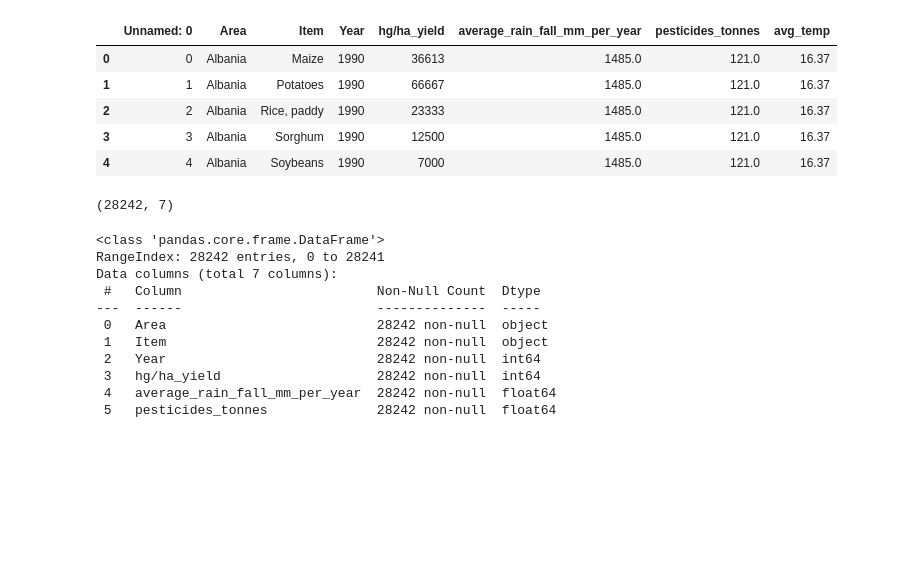
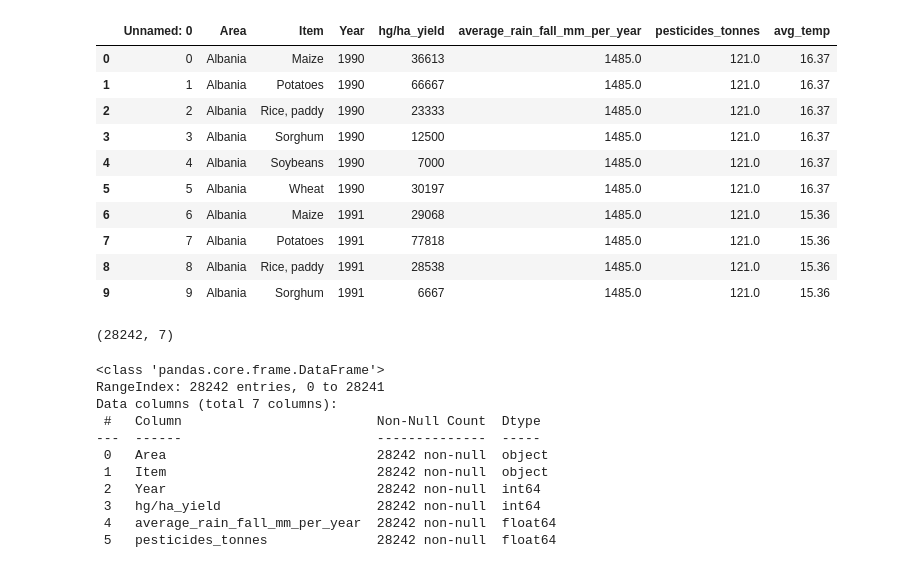
Before and after one commit to AMurtadaa/Crop-Yield-Final-Project, a Jupyter notebook: notebook and dataset/CropYield-Prediction.ipynb, the cells around one changed output. Saved outputs shown, nothing was run; the diff lists cells and outputs as text; code cells hidden in the pictures; blank space fills up the shorter version.

```diff
--- a/notebook and dataset/CropYield-Prediction.ipynb
+++ b/notebook and dataset/CropYield-Prediction.ipynb
@@ -28,14 +31,19 @@ import matplotlib.pyplot as plt
 # %%
 df = pd.read_csv('yield_df.csv')
 # %%
-df.head()
+df.head(10)
 # %% [output]
 |  | Unnamed: 0 | Area | Item | Year | hg/ha_yield | average_rain_fall_mm_per_year | pesticides_tonnes | avg_temp |
 | 0 | 0 | Albania | Maize | 1990 | 36613 | 1485.0 | 121.0 | 16.37 |
 | 1 | 1 | Albania | Potatoes | 1990 | 66667 | 1485.0 | 121.0 | 16.37 |
 | 2 | 2 | Albania | Rice, paddy | 1990 | 23333 | 1485.0 | 121.0 | 16.37 |
 | 3 | 3 | Albania | Sorghum | 1990 | 12500 | 1485.0 | 121.0 | 16.37 |
 | 4 | 4 | Albania | Soybeans | 1990 | 7000 | 1485.0 | 121.0 | 16.37 |
+| 5 | 5 | Albania | Wheat | 1990 | 30197 | 1485.0 | 121.0 | 16.37 |
+| 6 | 6 | Albania | Maize | 1991 | 29068 | 1485.0 | 121.0 | 15.36 |
+| 7 | 7 | Albania | Potatoes | 1991 | 77818 | 1485.0 | 121.0 | 15.36 |
+| 8 | 8 | Albania | Rice, paddy | 1991 | 28538 | 1485.0 | 121.0 | 15.36 |
+| 9 | 9 | Albania | Sorghum | 1991 | 6667 | 1485.0 | 121.0 | 15.36 |
 # %%
 df.drop('Unnamed: 0',axis=1,inplace=True)
 # %%
```
Also changed, not shown: parts of 4 cells of this notebook, 4 other files.
